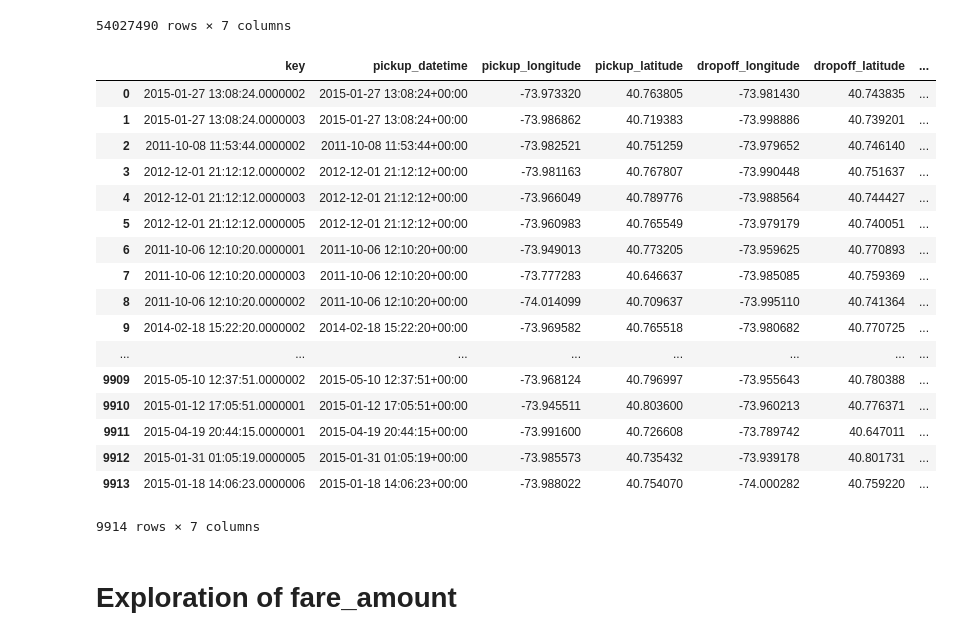
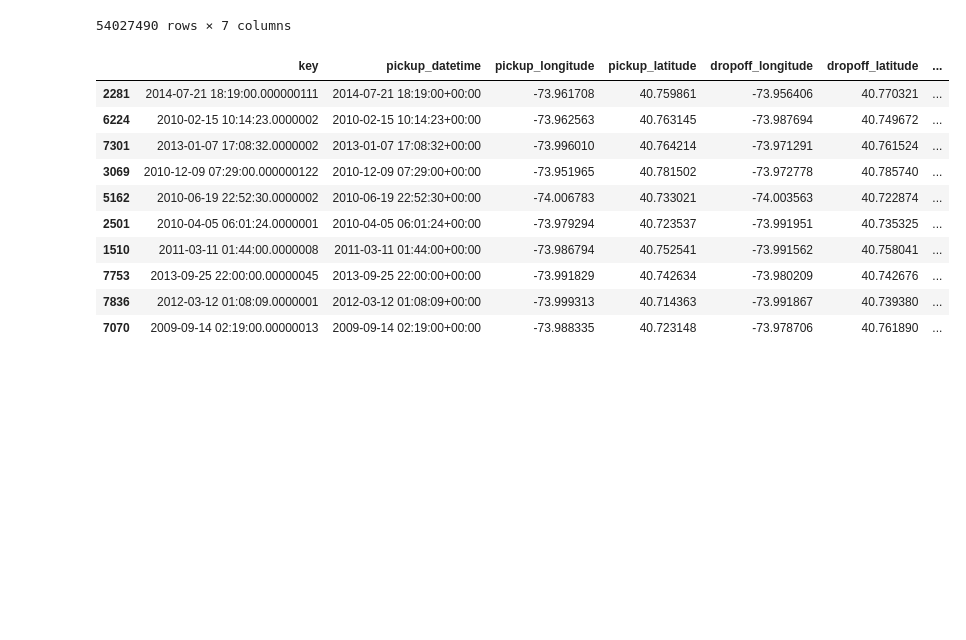
Before and after one commit to TanguyLe/nytf, a Jupyter notebook: python/notebook/exploration_tristan.ipynb, the cells around one changed output. Cells and saved outputs as stored; diff of their text form; code cells hidden in the pictures; blank space fills up the shorter version.

```diff
--- a/python/notebook/exploration_tristan.ipynb
+++ b/python/notebook/exploration_tristan.ipynb
@@ -61,25 +53,16 @@ train
 | 55423855 | 7.500000 | 2014-12-12 11:33:00+00:00 | -73.969719 | 40.797668 | -73.970886 | 40.783314 | ... |
 54027490 rows × 7 columns
 # %%
-test
+test.sample(10)
 # %% [output]
 |  | key | pickup_datetime | pickup_longitude | pickup_latitude | dropoff_longitude | dropoff_latitude | ... |
-| 0 | 2015-01-27 13:08:24.0000002 | 2015-01-27 13:08:24+00:00 | -73.973320 | 40.763805 | -73.981430 | 40.743835 | ... |
-| 1 | 2015-01-27 13:08:24.0000003 | 2015-01-27 13:08:24+00:00 | -73.986862 | 40.719383 | -73.998886 | 40.739201 | ... |
-| 2 | 2011-10-08 11:53:44.0000002 | 2011-10-08 11:53:44+00:00 | -73.982521 | 40.751259 | -73.979652 | 40.746140 | ... |
-| 3 | 2012-12-01 21:12:12.0000002 | 2012-12-01 21:12:12+00:00 | -73.981163 | 40.767807 | -73.990448 | 40.751637 | ... |
-| 4 | 2012-12-01 21:12:12.0000003 | 2012-12-01 21:12:12+00:00 | -73.966049 | 40.789776 | -73.988564 | 40.744427 | ... |
-| 5 | 2012-12-01 21:12:12.0000005 | 2012-12-01 21:12:12+00:00 | -73.960983 | 40.765549 | -73.979179 | 40.740051 | ... |
-| 6 | 2011-10-06 12:10:20.0000001 | 2011-10-06 12:10:20+00:00 | -73.949013 | 40.773205 | -73.959625 | 40.770893 | ... |
-| 7 | 2011-10-06 12:10:20.0000003 | 2011-10-06 12:10:20+00:00 | -73.777283 | 40.646637 | -73.985085 | 40.759369 | ... |
-| 8 | 2011-10-06 12:10:20.0000002 | 2011-10-06 12:10:20+00:00 | -74.014099 | 40.709637 | -73.995110 | 40.741364 | ... |
-| 9 | 2014-02-18 15:22:20.0000002 | 2014-02-18 15:22:20+00:00 | -73.969582 | 40.765518 | -73.980682 | 40.770725 | ... |
-| ... | ... | ... | ... | ... | ... | ... | ... |
-| 9909 | 2015-05-10 12:37:51.0000002 | 2015-05-10 12:37:51+00:00 | -73.968124 | 40.796997 | -73.955643 | 40.780388 | ... |
-| 9910 | 2015-01-12 17:05:51.0000001 | 2015-01-12 17:05:51+00:00 | -73.945511 | 40.803600 | -73.960213 | 40.776371 | ... |
-| 9911 | 2015-04-19 20:44:15.0000001 | 2015-04-19 20:44:15+00:00 | -73.991600 | 40.726608 | -73.789742 | 40.647011 | ... |
-| 9912 | 2015-01-31 01:05:19.0000005 | 2015-01-31 01:05:19+00:00 | -73.985573 | 40.735432 | -73.939178 | 40.801731 | ... |
-| 9913 | 2015-01-18 14:06:23.0000006 | 2015-01-18 14:06:23+00:00 | -73.988022 | 40.754070 | -74.000282 | 40.759220 | ... |
+| 2281 | 2014-07-21 18:19:00.000000111 | 2014-07-21 18:19:00+00:00 | -73.961708 | 40.759861 | -73.956406 | 40.770321 | ... |
+| 6224 | 2010-02-15 10:14:23.0000002 | 2010-02-15 10:14:23+00:00 | -73.962563 | 40.763145 | -73.987694 | 40.749672 | ... |
+| 7301 | 2013-01-07 17:08:32.0000002 | 2013-01-07 17:08:32+00:00 | -73.996010 | 40.764214 | -73.971291 | 40.761524 | ... |
+| 3069 | 2010-12-09 07:29:00.000000122 | 2010-12-09 07:29:00+00:00 | -73.951965 | 40.781502 | -73.972778 | 40.785740 | ... |
+| 5162 | 2010-06-19 22:52:30.0000002 | 2010-06-19 22:52:30+00:00 | -74.006783 | 40.733021 | -74.003563 | 40.722874 | ... |
+| 2501 | 2010-04-05 06:01:24.0000001 | 2010-04-05 06:01:24+00:00 | -73.979294 | 40.723537 | -73.991951 | 40.735325 | ... |
+| 1510 | 2011-03-11 01:44:00.0000008 | 2011-03-11 01:44:00+00:00 | -73.986794 | 40.752541 | -73.991562 | 40.758041 | ... |
+| 7753 | 2013-09-25 22:00:00.00000045 | 2013-09-25 22:00:00+00:00 | -73.991829 | 40.742634 | -73.980209 | 40.742676 | ... |
+| 7836 | 2012-03-12 01:08:09.0000001 | 2012-03-12 01:08:09+00:00 | -73.999313 | 40.714363 | -73.991867 | 40.739380 | ... |
+| 7070 | 2009-09-14 02:19:00.00000013 | 2009-09-14 02:19:00+00:00 | -73.988335 | 40.723148 | -73.978706 | 40.761890 | ... |
-9914 rows × 7 columns
-# %% [markdown]
-# Exploration of fare_amount
```
Also changed, not shown: parts of 45 cells of this notebook, 1 other file.
